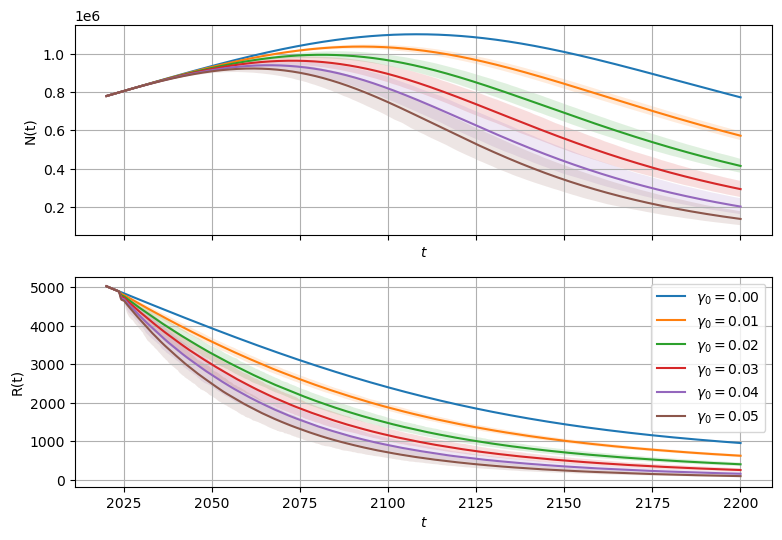
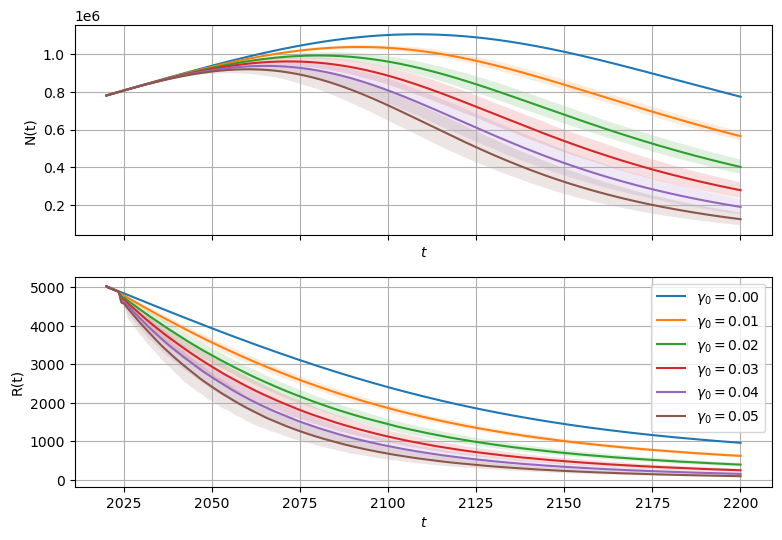
The change to this notebook cell's code, shown as a diff; its figure went from the first image to the second:
--- before
+++ after
@@ -12,4 +12,4 @@
 axs[1].legend()
 axs[0].grid(); axs[1].grid()
-# plt.savefig('../output/timeseries.png')
+plt.savefig('../output/timeseries.png')
 plt.show()

Commit: fix ENSO detrend script, coarse reported values for generalization